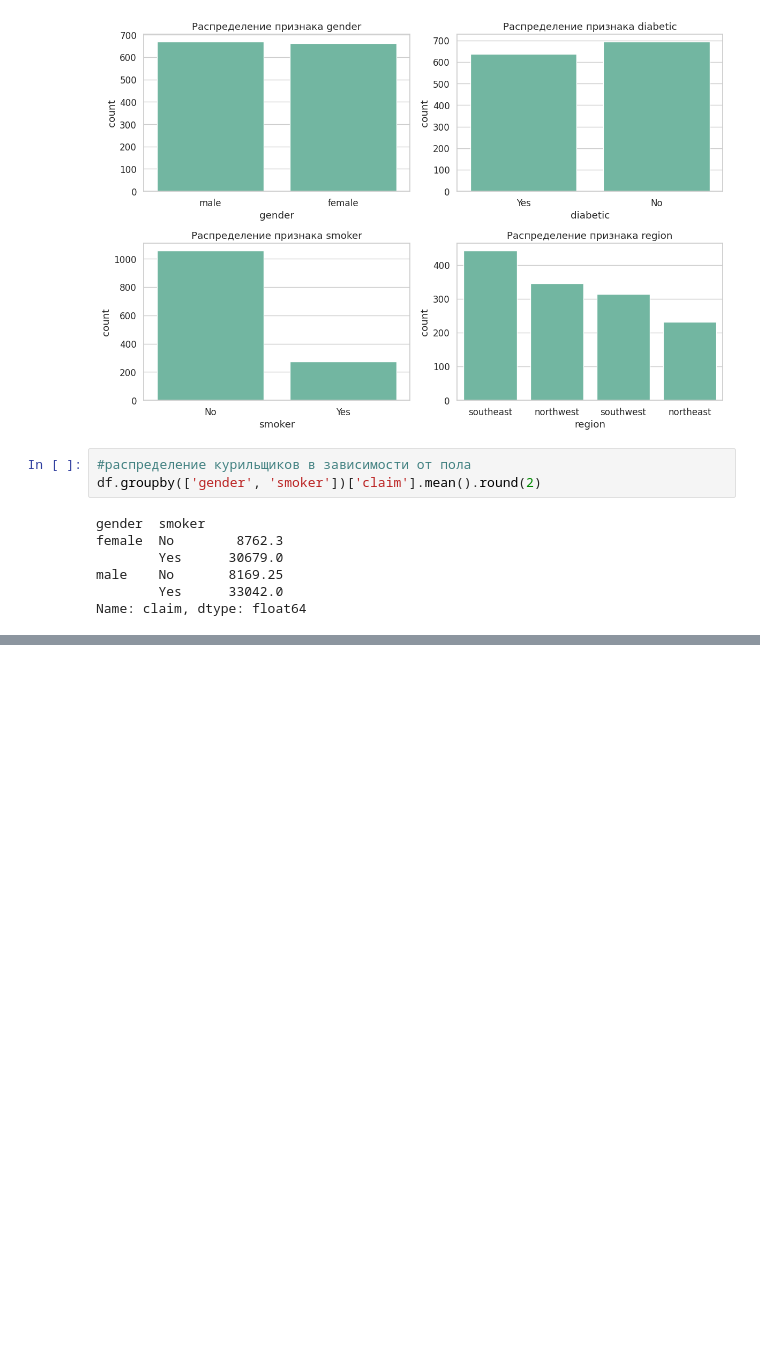
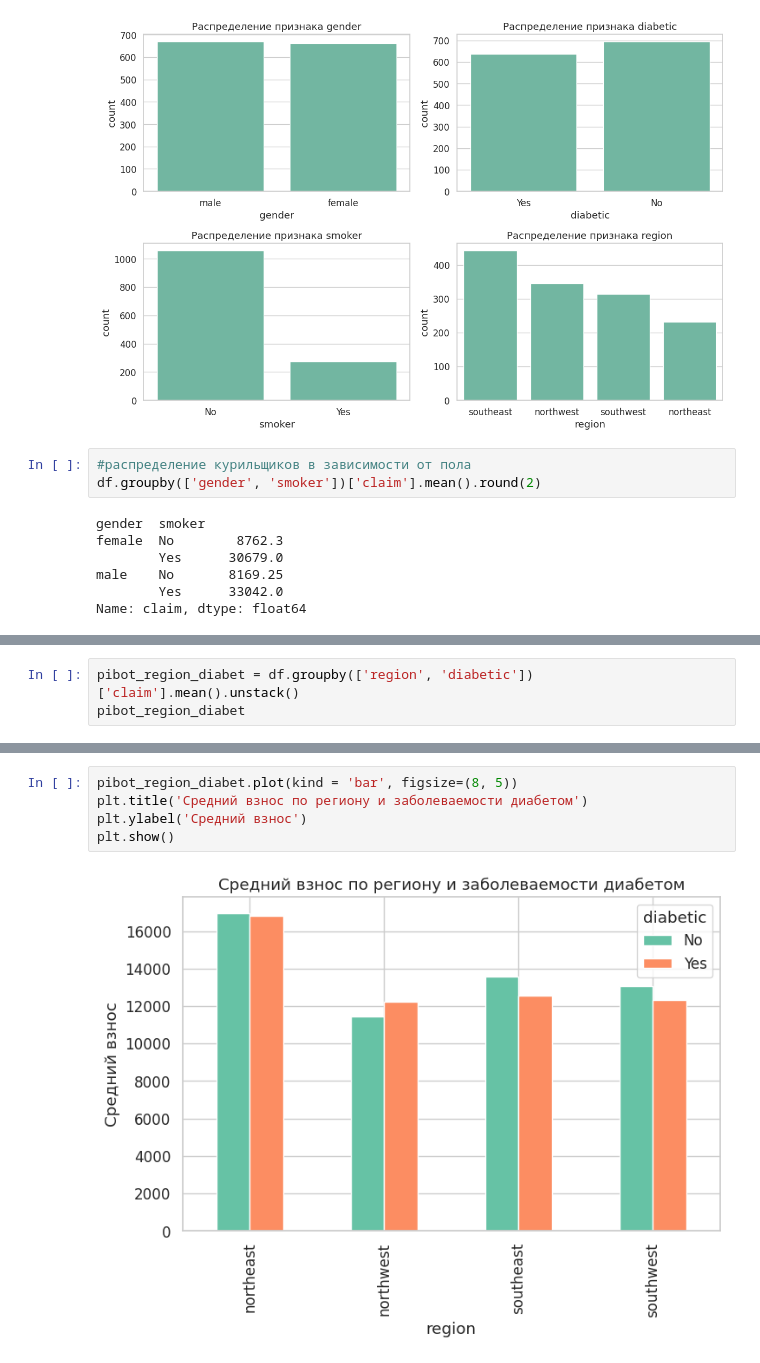
Before and after one commit to AleksandrFrom/DS, a Jupyter notebook: DS with Onur/predicting health insurance costs ML.ipynb, the cells around one changed output, grey strips where cells are left out. Saved outputs shown, nothing was run; the diff lists cells and outputs as text; blank space fills up the shorter version.

```diff
--- a/DS with Onur/predicting health insurance costs ML.ipynb
+++ b/DS with Onur/predicting health insurance costs ML.ipynb
@@ -151,3 +151,6 @@ plt.title('Среднее страховой взнос в зависимост
 plt.show()
 # %% [output]
 [figure]
+# %%
+pibot_region_diabet = df.groupby(['region', 'diabetic'])['claim'].mean().unstack()
+pibot_region_diabet
@@ -153,0 +164,7 @@ plt.show()
+# %%
+pibot_region_diabet.plot(kind = 'bar', figsize=(8, 5))
+plt.title('Средний взнос по региону и заболеваемости диабетом')
+plt.ylabel('Средний взнос')
+plt.show()
+# %% [output]
+[figure, added]
```
Also changed, not shown: parts of 12 cells of this notebook.
